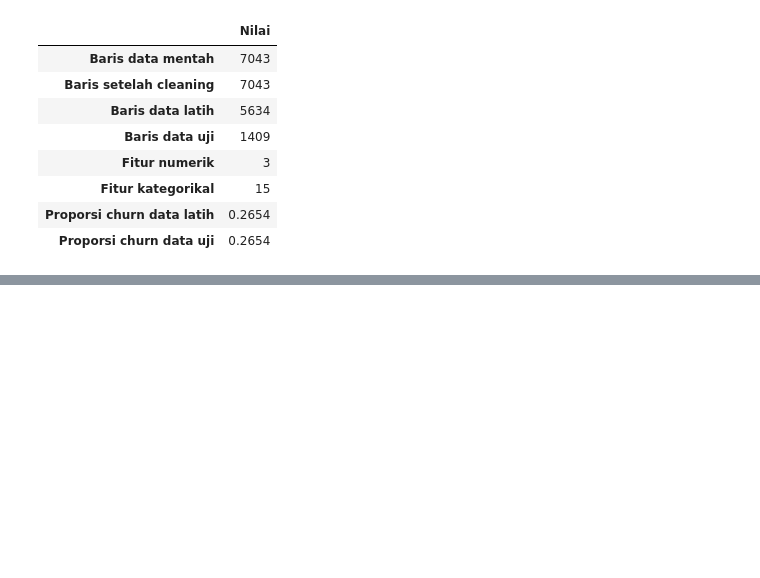
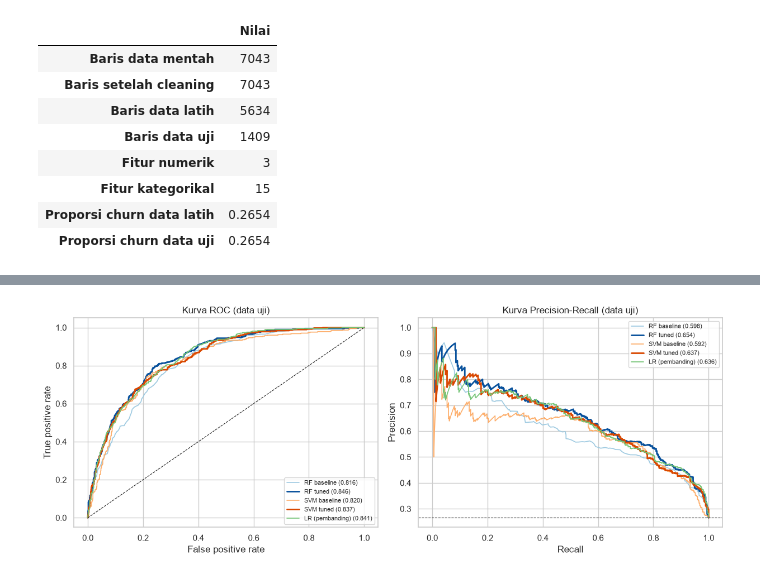
Before and after one commit to Cecarrr/21_IF-B_Pemuja-Kerang-Ajaib, a Jupyter notebook: notebooks/Insight-EDA.ipynb, the cells around one changed output, grey strips where cells are left out. Drawn from its saved outputs; the diff is of its cells as text; code cells hidden in the pictures; blank space fills up the shorter version.

```diff
--- a/notebooks/Insight-EDA.ipynb
+++ b/notebooks/Insight-EDA.ipynb
@@ -1270,0 +1429,25 @@ Confusion Matrix:
+# %%
+param_svm = {
+    'clf__C': [0.3, 1, 3, 10],
+    'clf__gamma': ['scale', 0.01, 0.03],
+    'clf__class_weight': ['balanced', None],
+}
+t0 = time.time()
+cari_svm = GridSearchCV(buat_svm(num_akhir, cat_akhir), param_svm, scoring=SKOR, refit='pr_auc',
+                        cv=cv5, n_jobs=N_JOBS, return_train_score=True)
+cari_svm.fit(X_train_f, y_train)
+svm_tuned = cari_svm.best_estimator_
+
+hs = pd.DataFrame(cari_svm.cv_results_).sort_values('rank_test_pr_auc')
+tampil = hs[[c for c in hs.columns if c.startswith('param_')] +
+            ['mean_test_pr_auc', 'std_test_pr_auc', 'mean_test_roc_auc', 'mean_train_pr_auc']].head(6).copy()
+tampil.columns = [c.replace('param_clf__', '') for c in tampil.columns]
+display(tampil.round(4).reset_index(drop=True))
+print('Parameter terbaik SVM:', {k.replace('clf__', ''): v for k, v in cari_svm.best_params_.items()})
+print(f'Waktu: {time.time() - t0:.0f} detik')
+
+ringkas_cv = pd.DataFrame({
+    'RF (tuning)':  [hr.iloc[0].mean_test_roc_auc, hr.iloc[0].mean_test_pr_auc],
+    'SVM (tuning)': [hs.iloc[0].mean_test_roc_auc, hs.iloc[0].mean_test_pr_auc],
+}, index=['ROC-AUC CV', 'PR-AUC CV']).round(4)
+display(ringkas_cv)
@@ -1270,0 +1595,15 @@ Confusion Matrix:
+# %%
+# Kurva ROC dan Precision-Recall
+fig, ax = plt.subplots(1, 2, figsize=(12.5, 4.8))
+warna_m = {'RF baseline': '#9ecae1', 'RF tuned': '#08519c', 'SVM baseline': '#fdae6b', 'SVM tuned': '#d94801', 'LR (pembanding)': '#74c476'}
+for k, s in skor_uji.items():
+    fpr, tpr, _ = roc_curve(yt, s); pr_, rc_, _ = precision_recall_curve(yt, s)
+    ax[0].plot(fpr, tpr, color=warna_m[k], lw=2 if 'tuned' in k else 1.2, label=f'{k} ({roc_auc_score(yt, s):.3f})')
+    ax[1].plot(rc_, pr_, color=warna_m[k], lw=2 if 'tuned' in k else 1.2, label=f'{k} ({average_precision_score(yt, s):.3f})')
+ax[0].plot([0, 1], [0, 1], 'k--', lw=0.8); ax[0].set_xlabel('False positive rate'); ax[0].set_ylabel('True positive rate')
+ax[0].set_title('Kurva ROC (data uji)'); ax[0].legend(loc='lower right', fontsize=8)
+ax[1].axhline(yt.mean(), color='k', ls='--', lw=0.8); ax[1].set_xlabel('Recall'); ax[1].set_ylabel('Precision')
+ax[1].set_title('Kurva Precision-Recall (data uji)'); ax[1].legend(loc='upper right', fontsize=8)
+plt.tight_layout(); plt.savefig('../figures/fig10_roc_pr.png', dpi=150, bbox_inches='tight'); plt.show()
+# %% [output]
+[figure, added]
```
Also changed, not shown: parts of 62 cells of this notebook, 11 other files.
